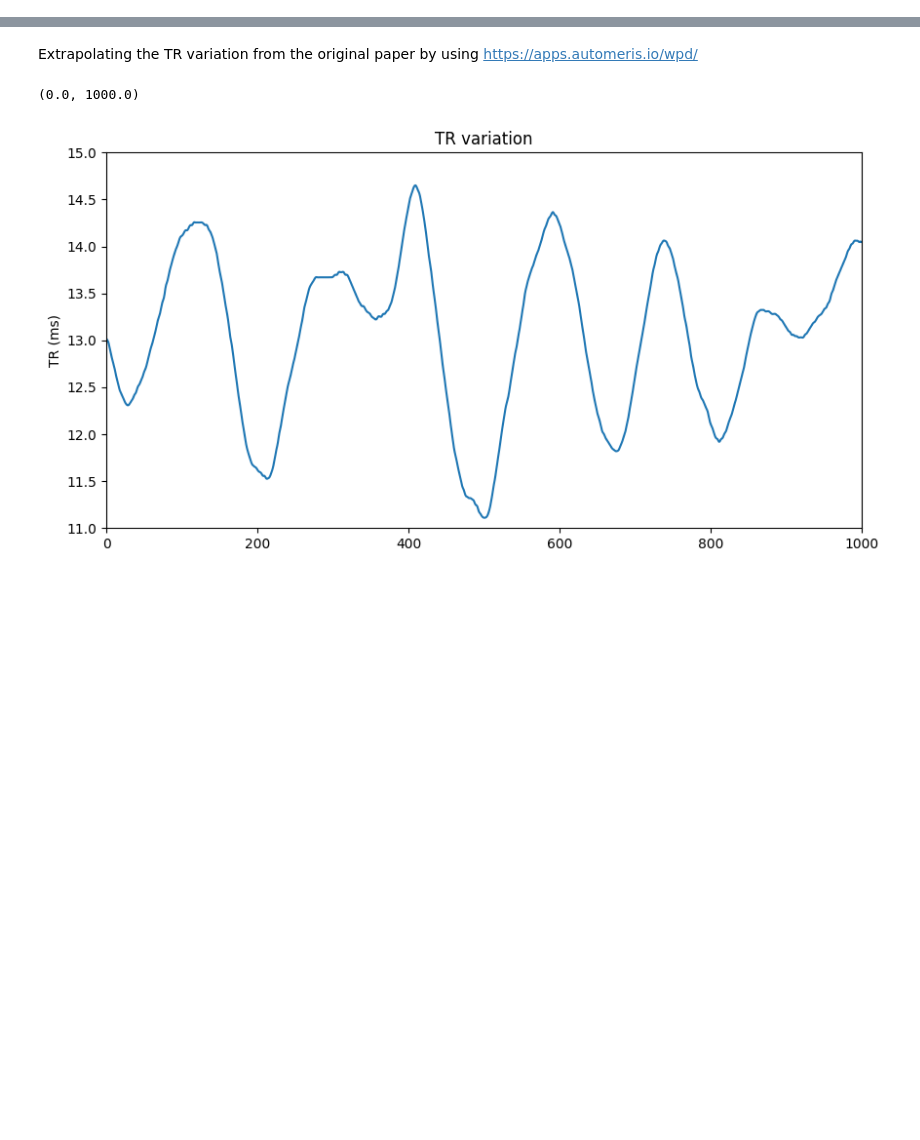
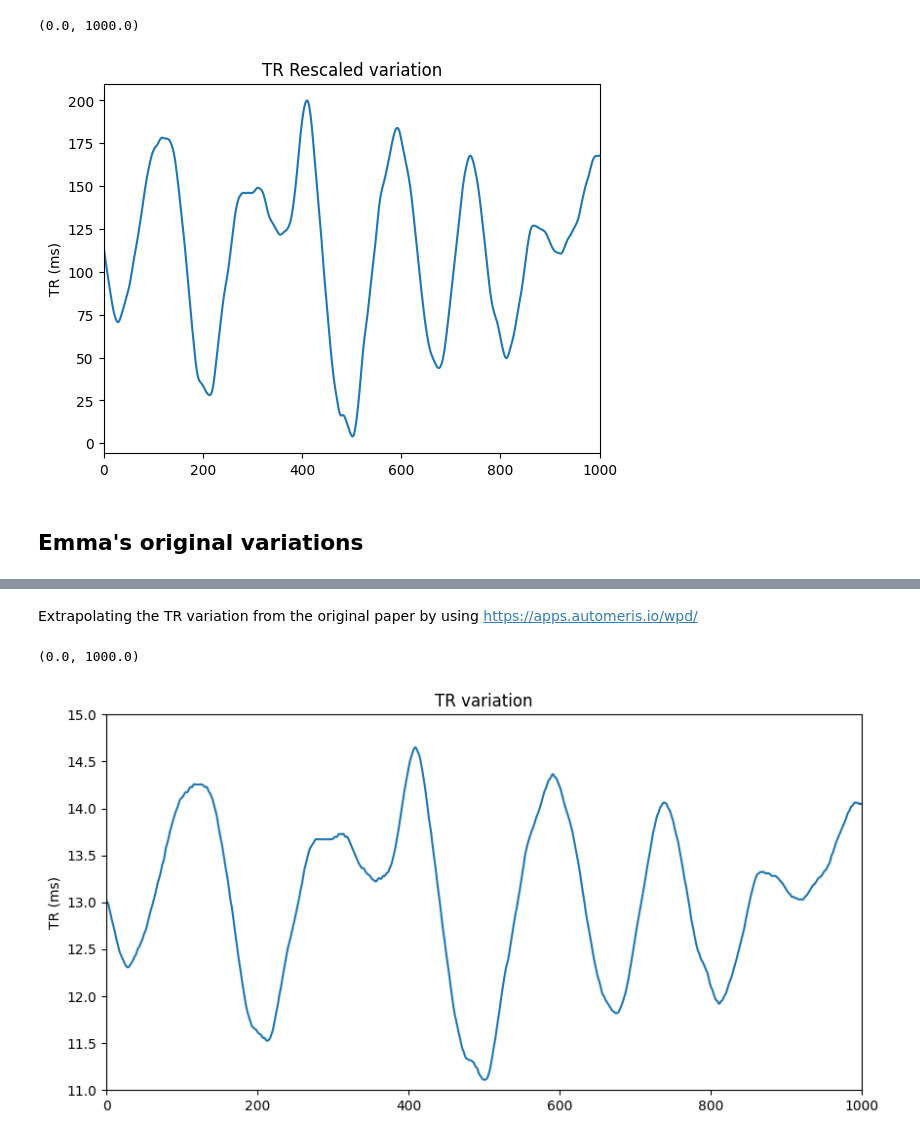
Before and after one commit to Ela-Kan/MRFSGRE_BBB, a Jupyter notebook: coreSimulations/generatingParameterVariation.ipynb, the cells around one changed output, grey strips where cells are left out. Saved outputs shown, nothing was run; the diff lists cells and outputs as text; code cells hidden in the pictures; blank space fills up the shorter version.

```diff
--- a/coreSimulations/generatingParameterVariation.ipynb
+++ b/coreSimulations/generatingParameterVariation.ipynb
@@ -13,0 +16,17 @@ TR_var = (TR_var-min(TR_var))/(max(TR_var)-min(TR_var))*(max_TR-min_TR)+min_TR
+# %%
+# rescale TR to fall within WEX range from Emma's paper
+TR_min = np.min(trArray)
+TR_max = np.max(trArray)
+TR_min_WEX = 4
+TR_max_WEX = 200
+
+TR_rescaled = (trArray - TR_min) / (TR_max - TR_min) * (TR_max_WEX - TR_min_WEX) + TR_min_WEX
+plt.plot(TR_rescaled)
+plt.title('TR Rescaled variation')
+plt.ylabel('TR (ms)')
+plt.xlim([0,1000])
+# %% [output]
+(0.0, 1000.0)
+[figure, added]
+# %% [markdown]
+## Emma's original variations
```
Also changed, not shown: parts of 20 cells of this notebook, 11 other files.
